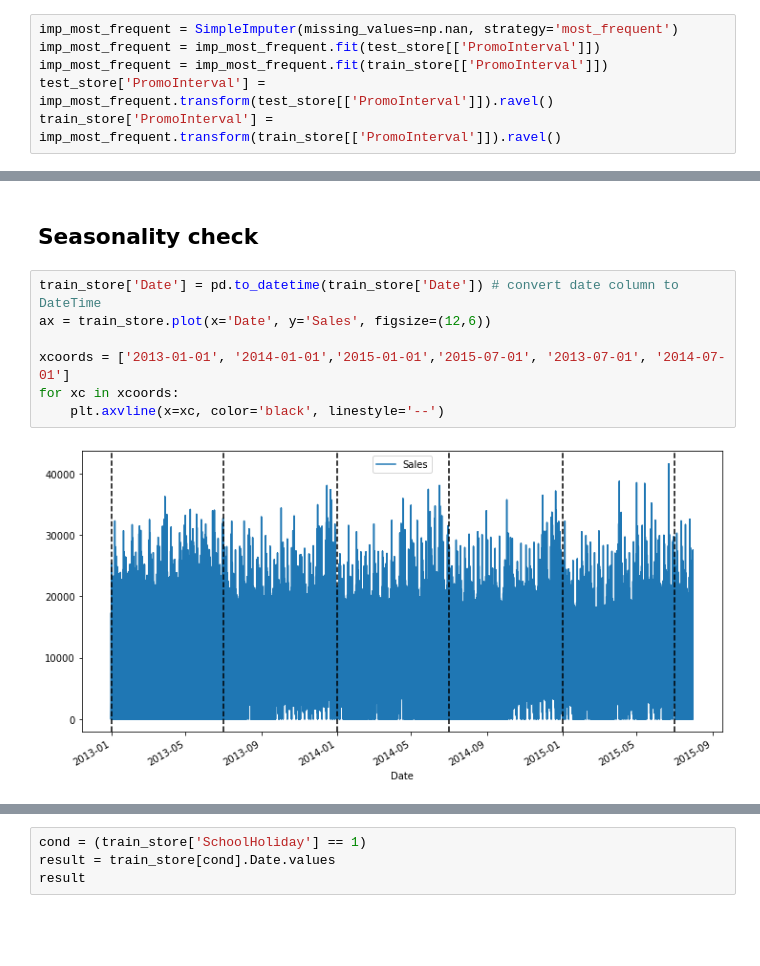
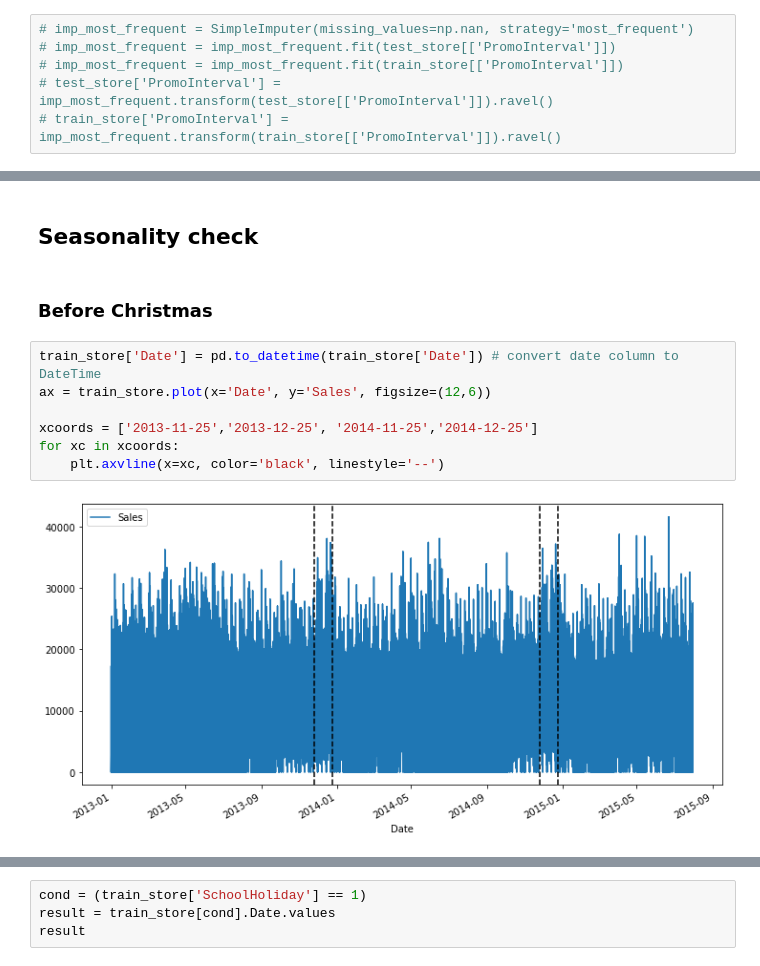
Before and after one commit to Stella-Mutacho/10Academy-Pharmaceutical-Sales-prediction-Project, a Jupyter notebook: notebooks/eda.ipynb, the cells around one changed output, grey strips where cells are left out. Drawn from its saved outputs; the diff is of its cells as text; blank space fills up the shorter version.

```diff
--- a/notebooks/eda.ipynb
+++ b/notebooks/eda.ipynb
@@ -204,9 +219,9 @@ dtype: int64
 #Instantiating the class to clean data
 cleaner=Cleaning_excel_data()
 # %%
-imp_most_frequent = SimpleImputer(missing_values=np.nan, strategy='most_frequent')
-imp_most_frequent = imp_most_frequent.fit(test_store[['PromoInterval']])
-imp_most_frequent = imp_most_frequent.fit(train_store[['PromoInterval']])
-test_store['PromoInterval'] = imp_most_frequent.transform(test_store[['PromoInterval']]).ravel()
-train_store['PromoInterval'] = imp_most_frequent.transform(train_store[['PromoInterval']]).ravel()
+# imp_most_frequent = SimpleImputer(missing_values=np.nan, strategy='most_frequent')
+# imp_most_frequent = imp_most_frequent.fit(test_store[['PromoInterval']])
+# imp_most_frequent = imp_most_frequent.fit(train_store[['PromoInterval']])
+# test_store['PromoInterval'] = imp_most_frequent.transform(test_store[['PromoInterval']]).ravel()
+# train_store['PromoInterval'] = imp_most_frequent.transform(train_store[['PromoInterval']]).ravel()
 # %%
@@ -484,12 +495,14 @@ plot.plot_bar(train_store,"Promo","Sales","Sales VS Promo", "Promo","Sales")
 ### Stores make more sales when there is a promotion on
 # %% [markdown]
 ## Seasonality check
+# %% [markdown]
+### Before Christmas
 # %%
 train_store['Date'] = pd.to_datetime(train_store['Date']) # convert date column to DateTime
 ax = train_store.plot(x='Date', y='Sales', figsize=(12,6))
 
-xcoords = ['2013-01-01', '2014-01-01','2015-01-01','2015-07-01', '2013-07-01', '2014-07-01']
+xcoords = ['2013-11-25','2013-12-25', '2014-11-25','2014-12-25']
 for xc in xcoords:
     plt.axvline(x=xc, color='black', linestyle='--')
 # %% [output]
-[figure, old version]
+[figure, new version]
```
Also changed, not shown: parts of 31 cells of this notebook.
